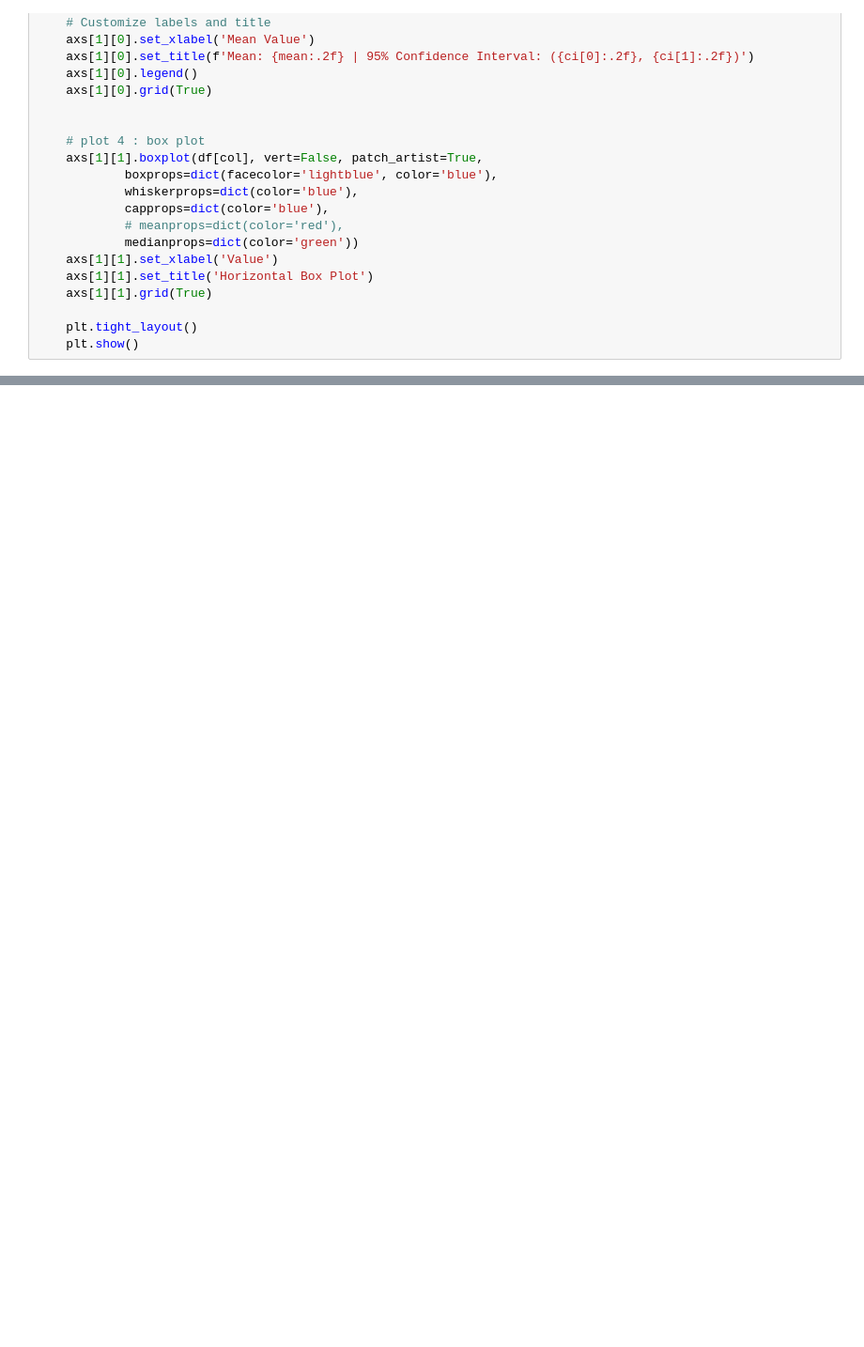
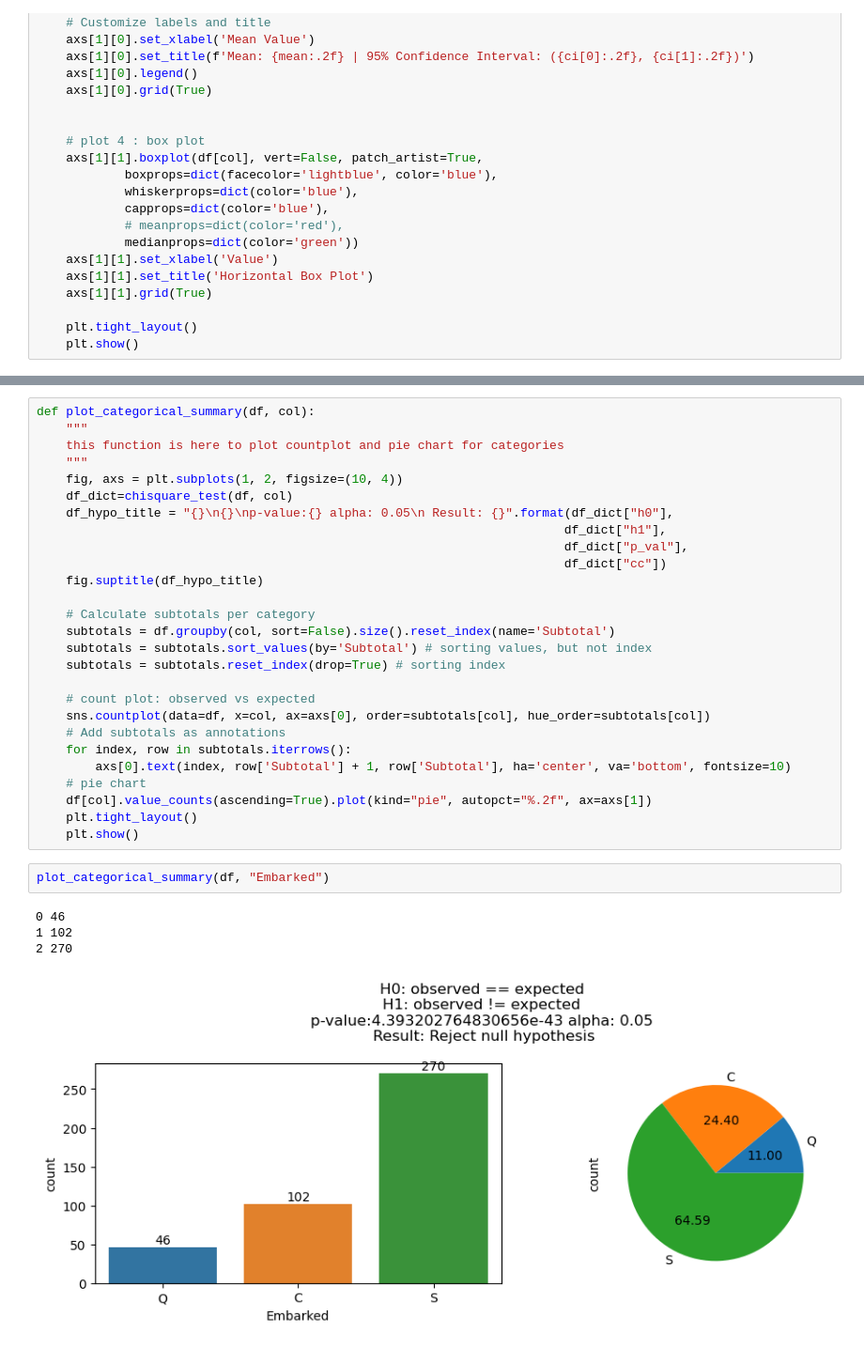
Before and after one commit to Rahul-404/Titanic_Problem_Kaggel, a Jupyter notebook: Problem_Solving_Framework/2_Exploratory_Data_Analysis.ipynb, the cells around one changed output, grey strips where cells are left out. Shown at 94% size. Drawn from its saved outputs; the diff is of its cells as text; blank space fills up the shorter version.

```diff
--- a/Problem_Solving_Framework/2_Exploratory_Data_Analysis.ipynb
+++ b/Problem_Solving_Framework/2_Exploratory_Data_Analysis.ipynb
@@ -266,0 +392,34 @@ plot_numerical_summary(df, "Fare")
+# %%
+def plot_categorical_summary(df, col):
+    """
+    this function is here to plot countplot and pie chart for categories
+    """
+    fig, axs = plt.subplots(1, 2, figsize=(10, 4))
+    df_dict=chisquare_test(df, col)
+    df_hypo_title = "{}\n{}\np-value:{} alpha: 0.05\n Result: {}".format(df_dict["h0"],
+                                                                        df_dict["h1"],
+                                                                        df_dict["p_val"],
+                                                                        df_dict["cc"])
+    fig.suptitle(df_hypo_title)
+
+    # Calculate subtotals per category
+    subtotals = df.groupby(col, sort=False).size().reset_index(name='Subtotal')
+    subtotals = subtotals.sort_values(by='Subtotal') # sorting values, but not index
+    subtotals = subtotals.reset_index(drop=True) # sorting index
+
+    # count plot: observed vs expected
+    sns.countplot(data=df, x=col, ax=axs[0], order=subtotals[col], hue_order=subtotals[col])
+    # Add subtotals as annotations
+    for index, row in subtotals.iterrows():
+        axs[0].text(index, row['Subtotal'] + 1, row['Subtotal'], ha='center', va='bottom', fontsize=10)
+    # pie chart
+    df[col].value_counts(ascending=True).plot(kind="pie", autopct="%.2f", ax=axs[1])
+    plt.tight_layout()
+    plt.show()
+# %%
+plot_categorical_summary(df, "Embarked")
+# %% [output]
+0 46
+1 102
+2 270
+[figure, added]
```
Also changed, not shown: parts of 22 cells of this notebook.
